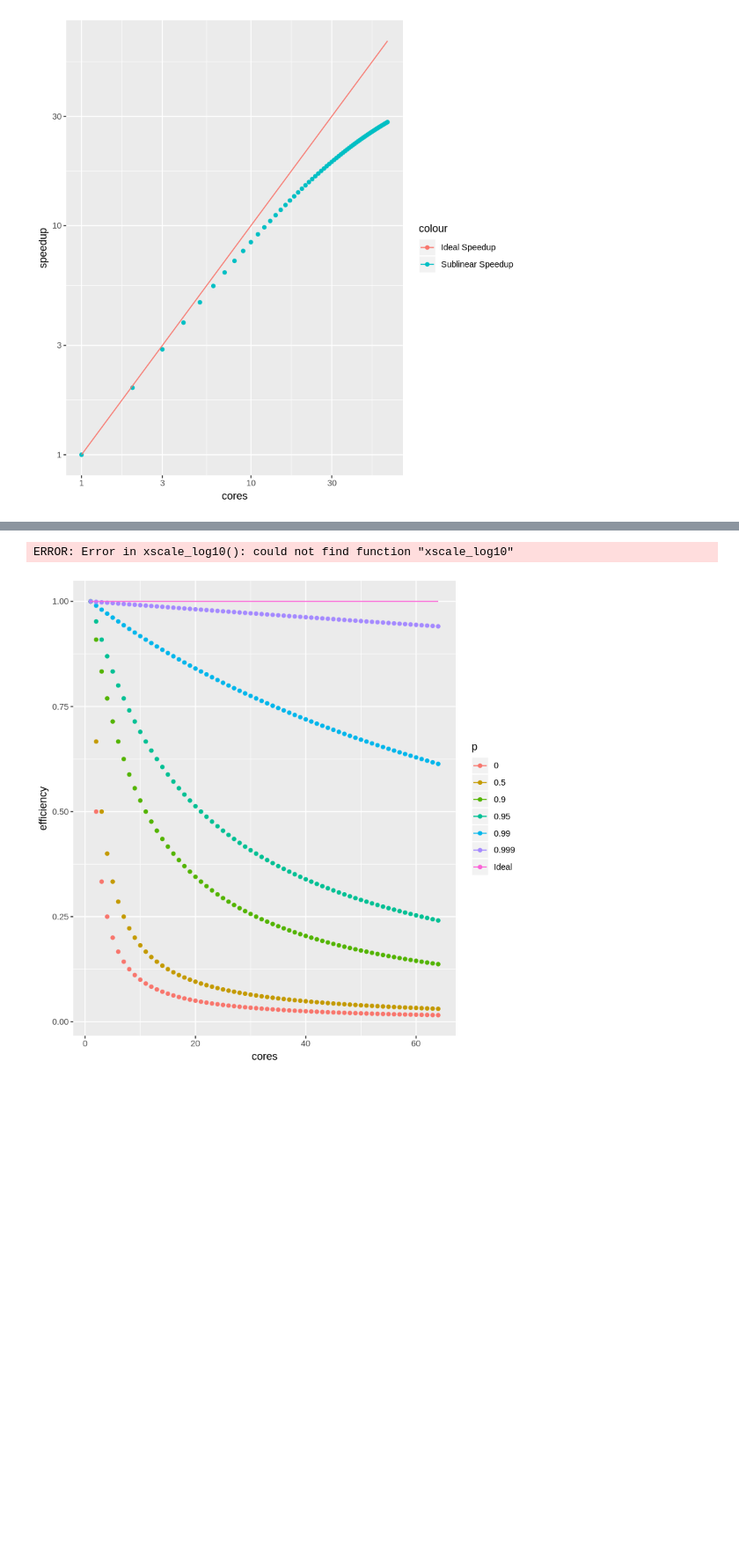
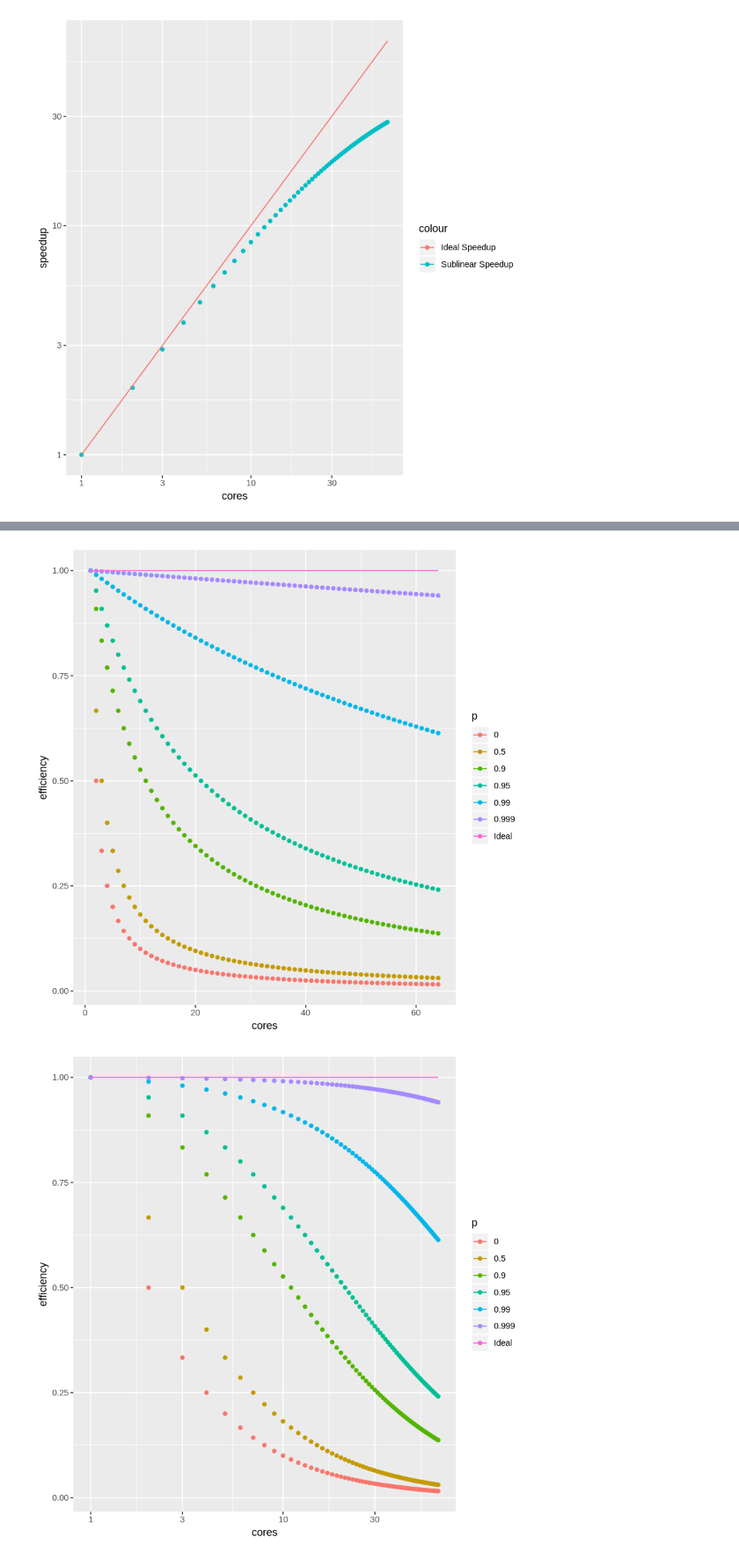
Before and after one commit to randalburns/jhupp-lectures, a Jupyter notebook: code/4_speedup.ipynb, the cells around one changed output, grey strips where cells are left out. Shown at 88% size. Cells and saved outputs as stored; diff of their text form; code cells hidden in the pictures; blank space fills up the shorter version.

```diff
--- a/code/4_speedup.ipynb
+++ b/code/4_speedup.ipynb
@@ -70,32 +71,32 @@ Companion concept to speedup.
 # %%
 library(tidyverse)
 
 # Let's assume we have a 4 socket x 16 core machine.  So up to 64 cores.
 cores = seq(1:1:64)
 
 # and a parallel fraction
 p = factor(c(0,.5,.9,.95,.99,.999))
 
 # build a data frame
 df <- data.frame(crossing(cores,p))
 df$pnumeric <- as.numeric(levels(df$p))[df$p]
 
 # with speedup
 df$speedup <- 1/((1-df$pnumeric)+df$pnumeric/df$cores)
 
 # and efficiency
 df$efficiency <- df$speedup/df$cores
 
 plt <- ggplot(df, aes(x=cores, y=efficiency))+geom_point(aes(color=p)) +
             geom_line(data=df, aes(x=cores,y=1, color="Ideal"))
 
 print(plt)
 
 plt <- ggplot(df, aes(x=cores, y=efficiency))+geom_point(aes(color=p)) +
             geom_line(data=df, aes(x=cores,y=1, color="Ideal")) +
-            xscale_log10()
+            scale_x_log10()
 
 print(plt)
 # %% [output]
-ERROR: Error in xscale_log10(): could not find function "xscale_log10"
 [figure]
+[figure, added]
```
Also changed, not shown: parts of 1 cell of this notebook.
